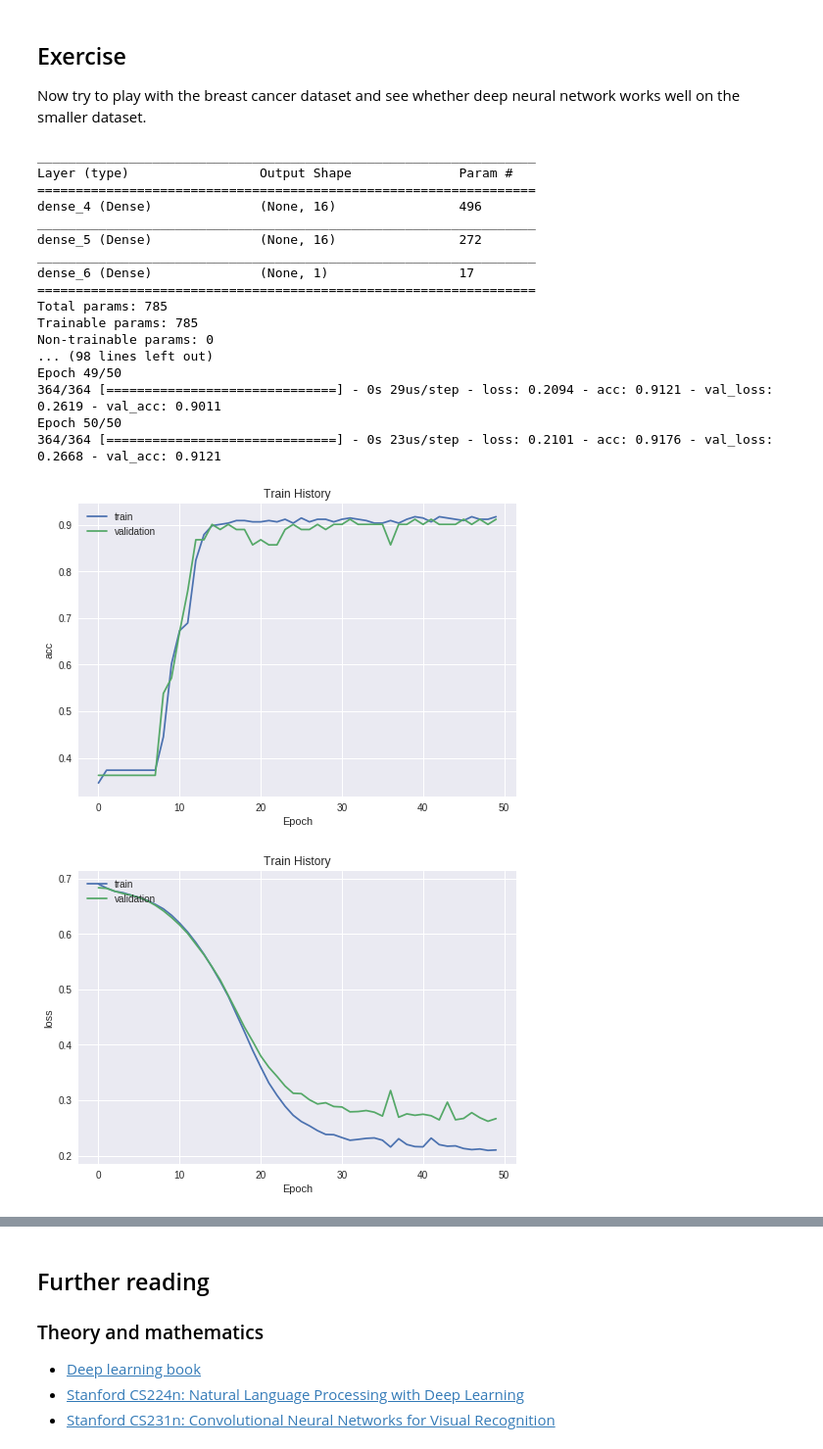
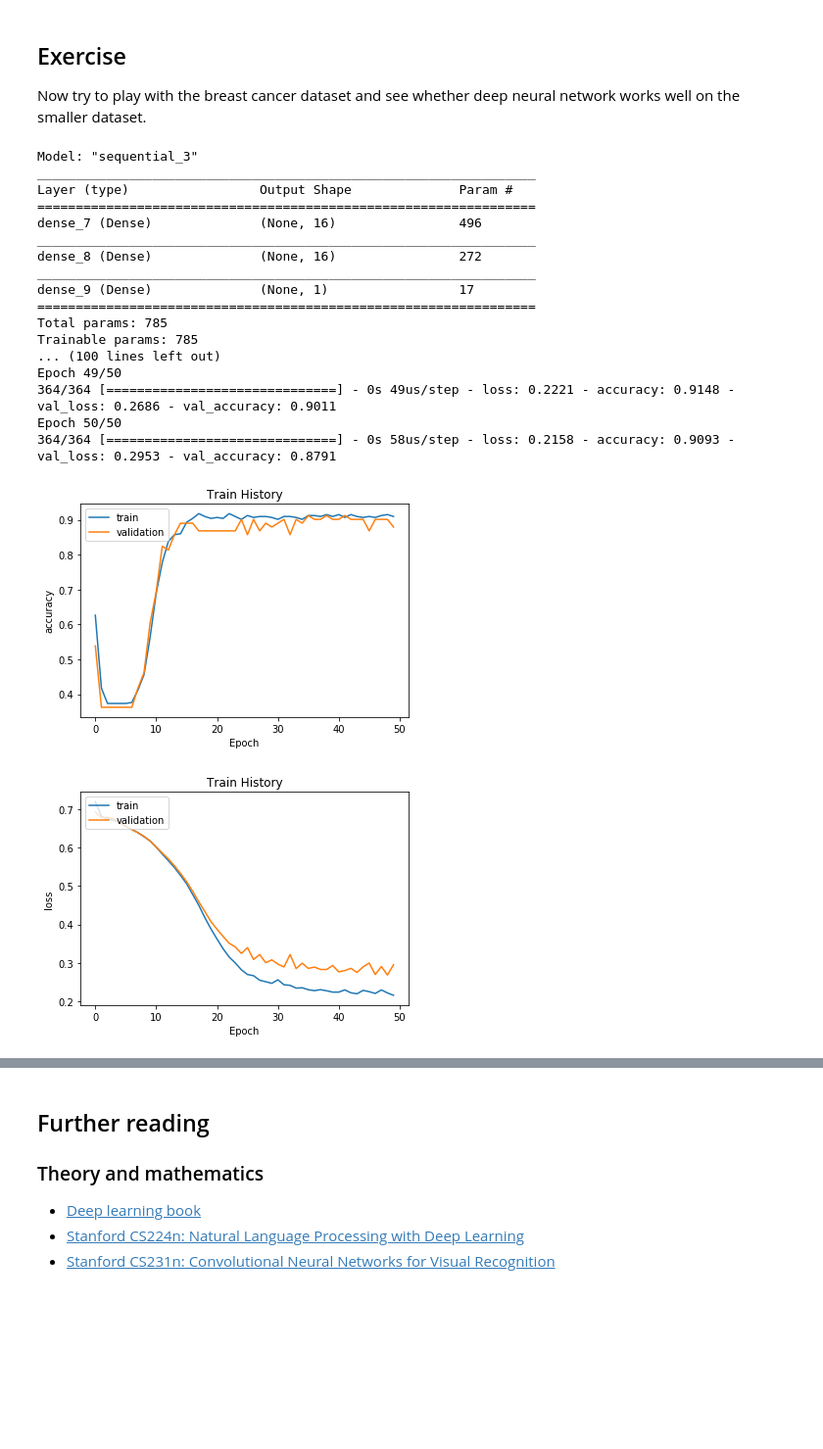
Before and after one commit to ckbjimmy/2019_bt, a Jupyter notebook: bt2_nn.ipynb, the cells around one changed output, grey strips where cells are left out. Shown: that part at 98% size. Drawn from its saved outputs; the diff is of its cells as text; code cells hidden in the pictures; blank space fills up the shorter version.

```diff
--- a/bt2_nn.ipynb
+++ b/bt2_nn.ipynb
@@ -345,40 +351,40 @@ clf.add(Dense(units=1,
               activation='sigmoid'))
 clf.compile(optimizer='adam',
             loss='binary_crossentropy',
             metrics=['accuracy'])
 print(clf.summary())
 
 history = clf.fit(x=X_train, y=y_train,
                     validation_split=0.2,
                     batch_size=100,
                     epochs=50,
                     verbose=1)
 
-show_train_history(history, 'acc', 'val_acc')
+show_train_history(history, 'accuracy', 'val_accuracy')
 show_train_history(history, 'loss', 'val_loss')
 
 y_pred = clf.predict(X_test)
 y_pred = [1 if i[0] > 0.5 else 0 for i in y_pred]
 
 cm = ConfusionMatrix(actual_vector=y_test, predict_vector=y_pred)
 print(cm)
 # %% [output]
+Model: "sequential_3"
 _________________________________________________________________
 Layer (type)                 Output Shape              Param #
 =================================================================
-dense_4 (Dense)              (None, 16)                496
+dense_7 (Dense)              (None, 16)                496
 _________________________________________________________________
-dense_5 (Dense)              (None, 16)                272
+dense_8 (Dense)              (None, 16)                272
 _________________________________________________________________
-dense_6 (Dense)              (None, 1)                 17
+dense_9 (Dense)              (None, 1)                 17
 =================================================================
 Total params: 785
 Trainable params: 785
-Non-trainable params: 0
-... (98 lines left out)
+... (100 lines left out)
 Epoch 49/50
-364/364 [==============================] - 0s 29us/step - loss: 0.2094 - acc: 0.9121 - val_loss: 0.2619 - val_acc: 0.9011
+364/364 [==============================] - 0s 49us/step - loss: 0.2221 - accuracy: 0.9148 - val_loss: 0.2686 - val_accuracy: 0.9011
 Epoch 50/50
-364/364 [==============================] - 0s 23us/step - loss: 0.2101 - acc: 0.9176 - val_loss: 0.2668 - val_acc: 0.9121
+364/364 [==============================] - 0s 58us/step - loss: 0.2158 - accuracy: 0.9093 - val_loss: 0.2953 - val_accuracy: 0.8791
-[figure, old version]
+[figure, new version]
-[figure, old version]
+[figure, new version]
```
Also changed, not shown: parts of 7 cells of this notebook.
